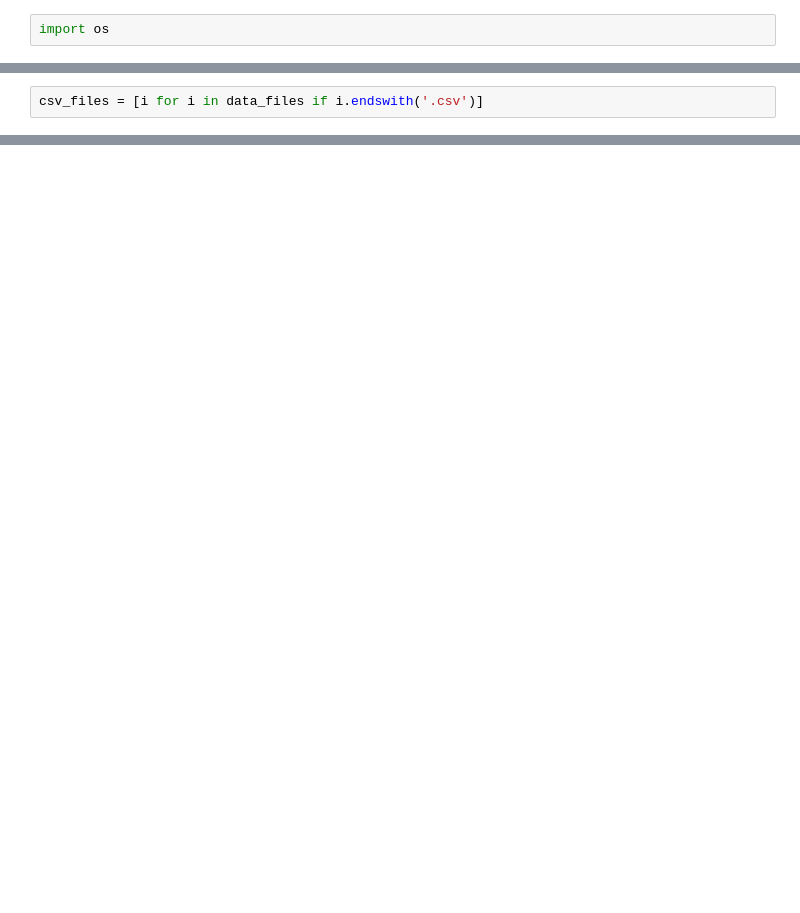
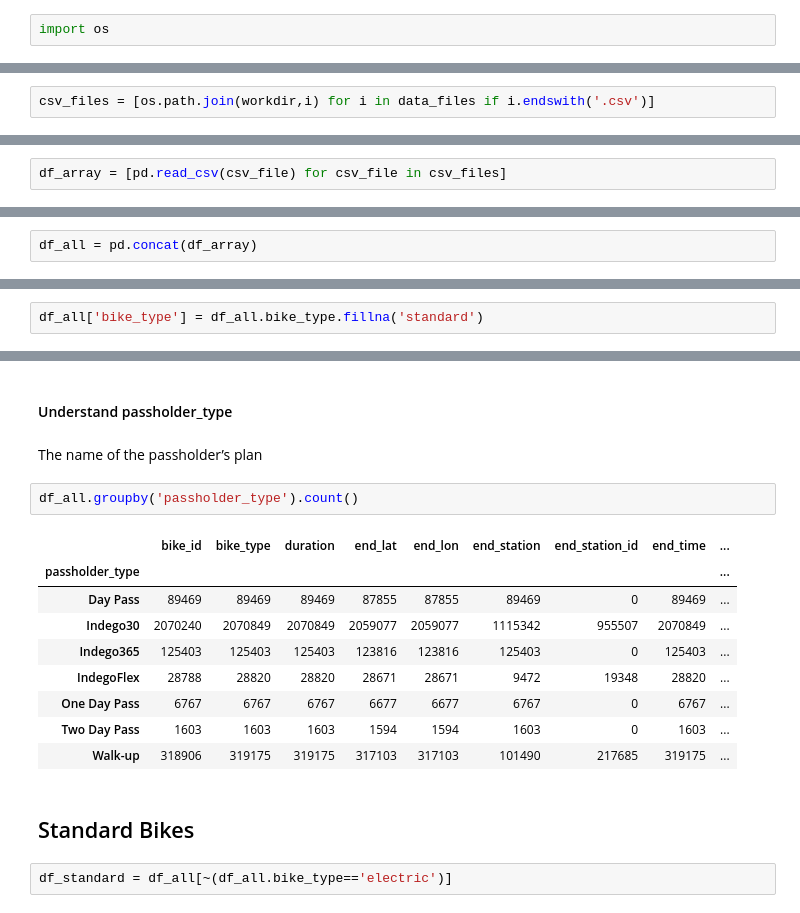
Before and after one commit to emptymalei/indego-bike-sharing-data, a Jupyter notebook: notebooks/etl.ipynb, the cells around one changed output, grey strips where cells are left out. Drawn from its saved outputs; the diff is of its cells as text; blank space fills up the shorter version.

Commit message:
added data cleaner

```diff
--- a/notebooks/etl.ipynb
+++ b/notebooks/etl.ipynb
@@ -7,5 +14,5 @@ data_files = os.listdir('/tmp/rideindego')
 # %%
-csv_files = [i for i in data_files if i.endswith('.csv')]
+csv_files = [os.path.join(workdir,i) for i in data_files if i.endswith('.csv')]
 # %%
 csv_files
 # %% [output]
@@ -27,0 +37,2 @@ csv_files
+# %%
+df_array = [pd.read_csv(csv_file) for csv_file in csv_files]
@@ -27,0 +96,2 @@ csv_files
+# %%
+df_all = pd.concat(df_array)
@@ -27,0 +198,2 @@ csv_files
+# %%
+df_all['bike_type'] = df_all.bike_type.fillna('standard')
@@ -27,0 +210,20 @@ csv_files
+# %% [markdown]
+#### Understand passholder_type
+# %% [markdown]
+The name of the passholder’s plan
+# %%
+df_all.groupby('passholder_type').count()
+# %% [output]
+|  | bike_id | bike_type | duration | end_lat | end_lon | end_station | end_station_id | end_time | ... |
+| passholder_type |  |  |  |  |  |  |  |  | ... |
+| Day Pass | 89469 | 89469 | 89469 | 87855 | 87855 | 89469 | 0 | 89469 | ... |
+| Indego30 | 2070240 | 2070849 | 2070849 | 2059077 | 2059077 | 1115342 | 955507 | 2070849 | ... |
+| Indego365 | 125403 | 125403 | 125403 | 123816 | 123816 | 125403 | 0 | 125403 | ... |
+| IndegoFlex | 28788 | 28820 | 28820 | 28671 | 28671 | 9472 | 19348 | 28820 | ... |
+| One Day Pass | 6767 | 6767 | 6767 | 6677 | 6677 | 6767 | 0 | 6767 | ... |
+| Two Day Pass | 1603 | 1603 | 1603 | 1594 | 1594 | 1603 | 0 | 1603 | ... |
+| Walk-up | 318906 | 319175 | 319175 | 317103 | 317103 | 101490 | 217685 | 319175 | ... |
+# %% [markdown]
+## Standard Bikes
+# %%
+df_standard = df_all[~(df_all.bike_type=='electric')]
```
Also changed, not shown: parts of 41 cells of this notebook, 3 other files.
